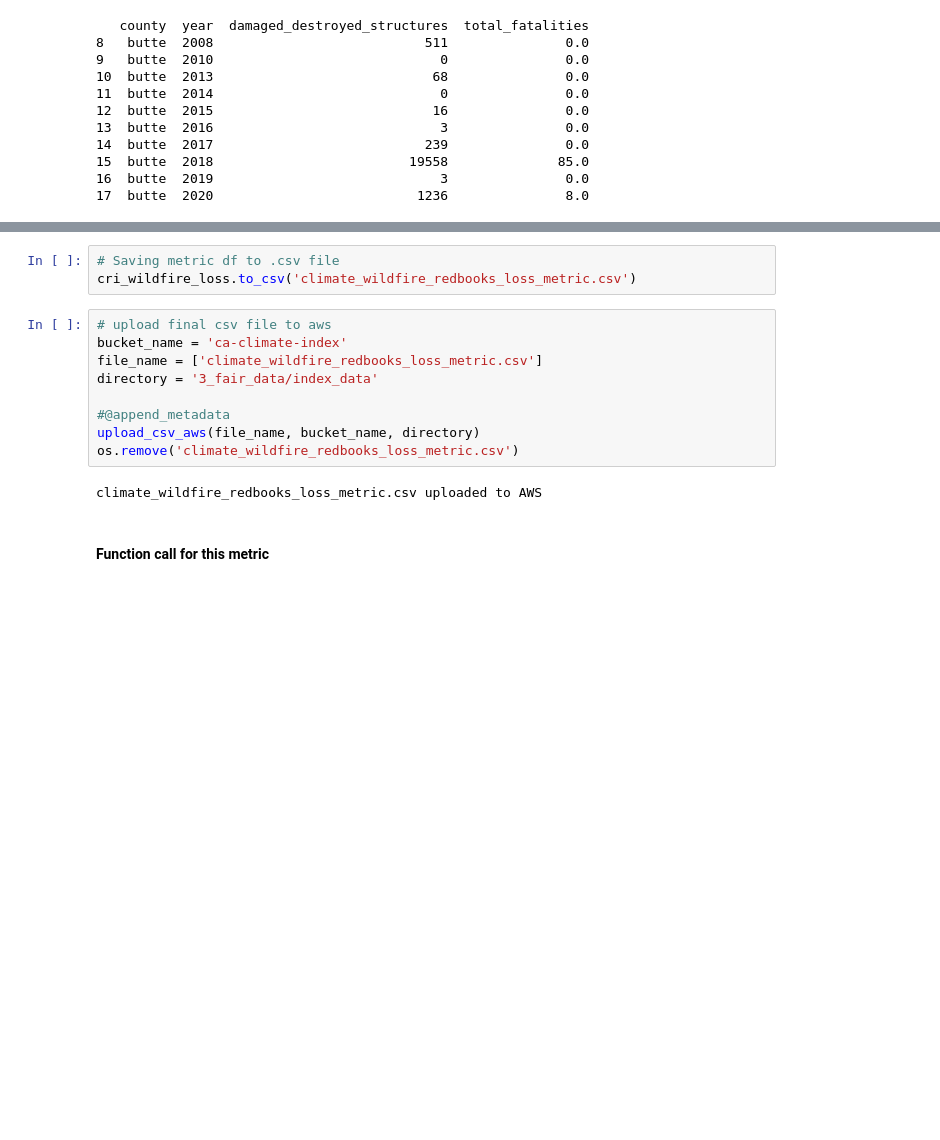
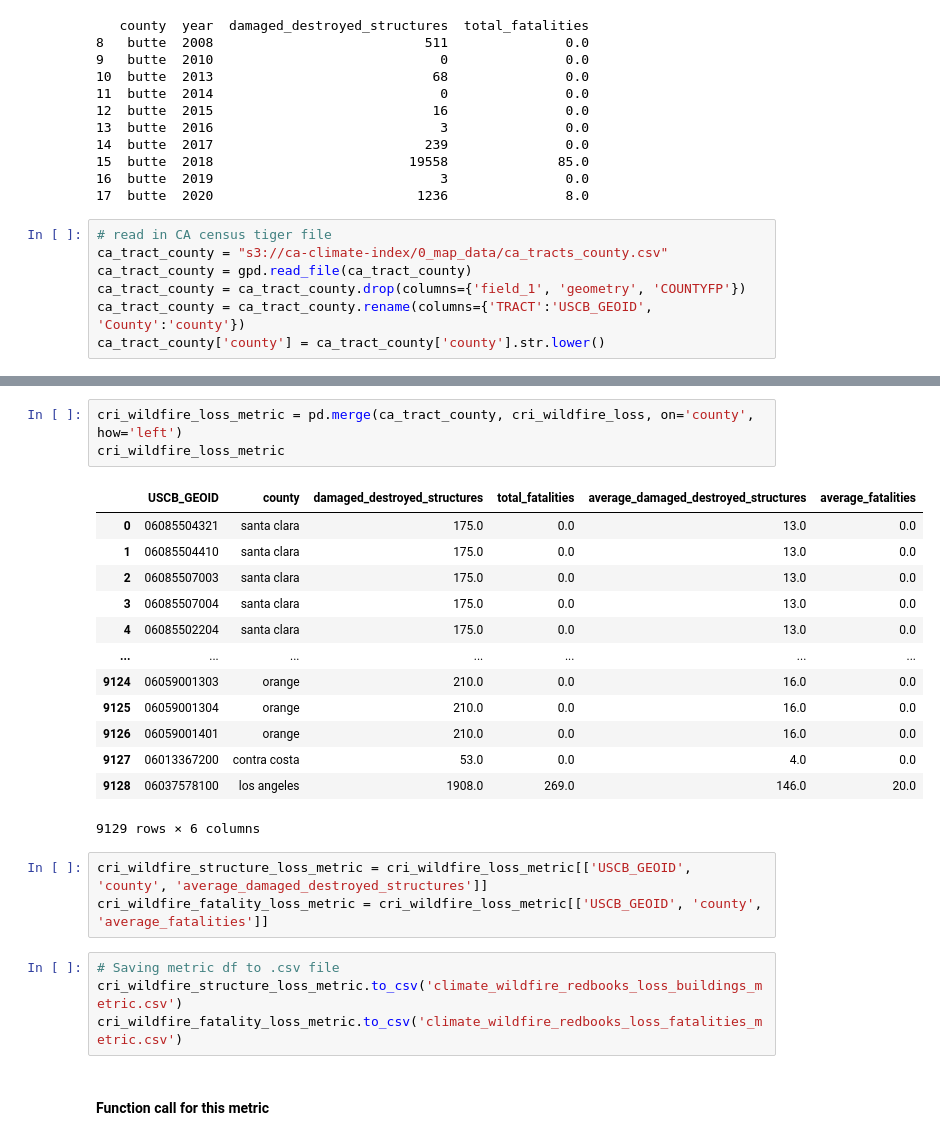
Before and after one commit to Eagle-Rock-Analytics/carb-climate-index, a Jupyter notebook: scripts/data_metric_calc/climate_wildfire_redbooks_loss.ipynb, the cells around one changed output, grey strips where cells are left out. Drawn from its saved outputs; the diff is of its cells as text; blank space fills up the shorter version.

```diff
--- a/scripts/data_metric_calc/climate_wildfire_redbooks_loss.ipynb
+++ b/scripts/data_metric_calc/climate_wildfire_redbooks_loss.ipynb
@@ -243,3 +271,10 @@ print(desired_county_data)
 15  butte  2018                         19558              85.0
 16  butte  2019                             3               0.0
 17  butte  2020                          1236               8.0
+# %%
+# read in CA census tiger file
+ca_tract_county = "s3://ca-climate-index/0_map_data/ca_tracts_county.csv"
+ca_tract_county = gpd.read_file(ca_tract_county)
+ca_tract_county = ca_tract_county.drop(columns={'field_1', 'geometry', 'COUNTYFP'})
+ca_tract_county = ca_tract_county.rename(columns={'TRACT':'USCB_GEOID', 'County':'county'})
+ca_tract_county['county'] = ca_tract_county['county'].str.lower()
@@ -246,17 +317,27 @@ print(desired_county_data)
+# %%
+cri_wildfire_loss_metric = pd.merge(ca_tract_county, cri_wildfire_loss, on='county', how='left')
+cri_wildfire_loss_metric
+# %% [output]
+|  | USCB_GEOID | county | damaged_destroyed_structures | total_fatalities | average_damaged_destroyed_structures | average_fatalities |
+| 0 | 06085504321 | santa clara | 175.0 | 0.0 | 13.0 | 0.0 |
+| 1 | 06085504410 | santa clara | 175.0 | 0.0 | 13.0 | 0.0 |
+| 2 | 06085507003 | santa clara | 175.0 | 0.0 | 13.0 | 0.0 |
+| 3 | 06085507004 | santa clara | 175.0 | 0.0 | 13.0 | 0.0 |
+| 4 | 06085502204 | santa clara | 175.0 | 0.0 | 13.0 | 0.0 |
+| ... | ... | ... | ... | ... | ... | ... |
+| 9124 | 06059001303 | orange | 210.0 | 0.0 | 16.0 | 0.0 |
+| 9125 | 06059001304 | orange | 210.0 | 0.0 | 16.0 | 0.0 |
+| 9126 | 06059001401 | orange | 210.0 | 0.0 | 16.0 | 0.0 |
+| 9127 | 06013367200 | contra costa | 53.0 | 0.0 | 4.0 | 0.0 |
+| 9128 | 06037578100 | los angeles | 1908.0 | 269.0 | 146.0 | 20.0 |
+9129 rows × 6 columns
+# %%
+cri_wildfire_structure_loss_metric = cri_wildfire_loss_metric[['USCB_GEOID', 'county', 'average_damaged_destroyed_structures']]
+cri_wildfire_fatality_loss_metric = cri_wildfire_loss_metric[['USCB_GEOID', 'county', 'average_fatalities']]
 # %%
 # Saving metric df to .csv file
-cri_wildfire_loss.to_csv('climate_wildfire_redbooks_loss_metric.csv')
+cri_wildfire_structure_loss_metric.to_csv('climate_wildfire_redbooks_loss_buildings_metric.csv')
+cri_wildfire_fatality_loss_metric.to_csv('climate_wildfire_redbooks_loss_fatalities_metric.csv')
-# %%
-# upload final csv file to aws
-bucket_name = 'ca-climate-index'
-file_name = ['climate_wildfire_redbooks_loss_metric.csv']
-directory = '3_fair_data/index_data'
-
-#@append_metadata
-upload_csv_aws(file_name, bucket_name, directory)
-os.remove('climate_wildfire_redbooks_loss_metric.csv')
-# %% [output]
-climate_wildfire_redbooks_loss_metric.csv uploaded to AWS
 # %% [markdown]
 #### Function call for this metric
 # %%
```
Also changed, not shown: parts of 10 cells of this notebook.
